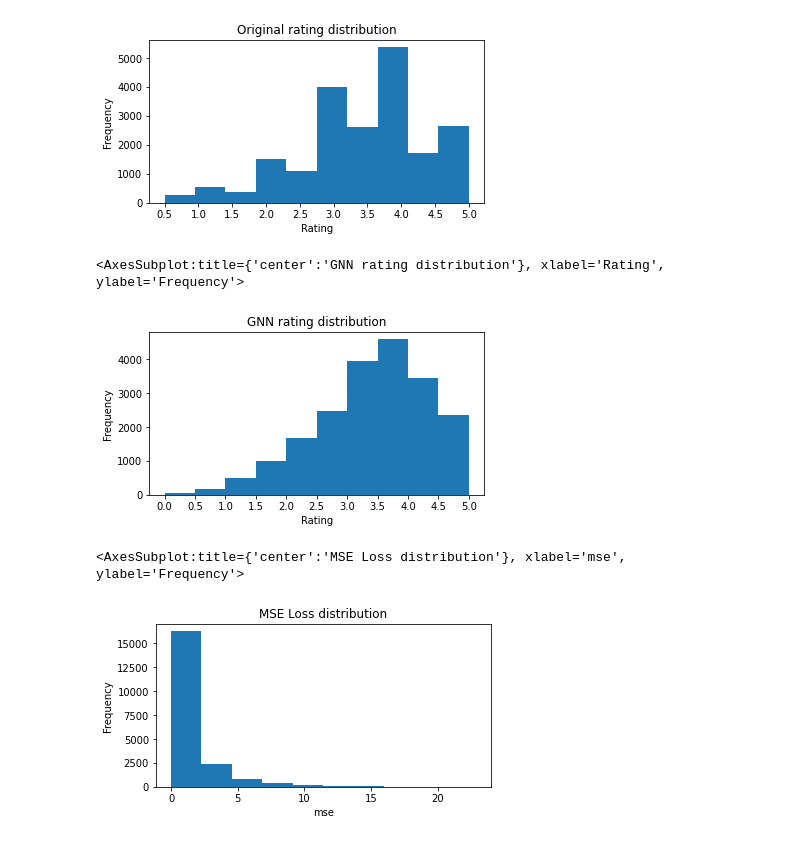
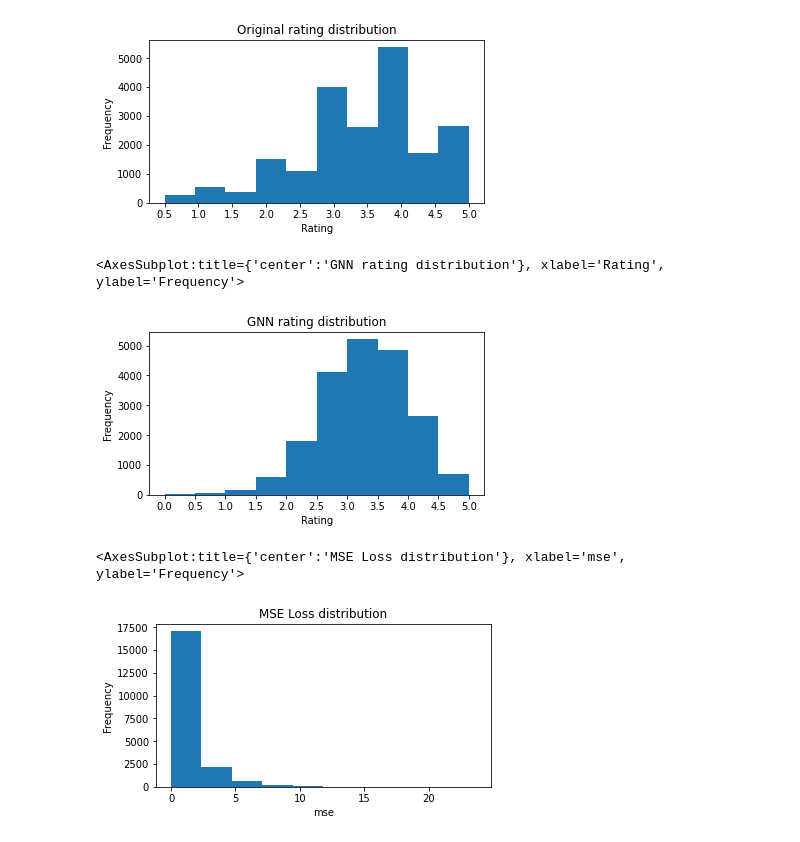
Before and after one commit to leonardtd/PyTorch-NN, a Jupyter notebook: Graph NNs/Predict Movie Ratings/Movie Rating - GNN.ipynb, the cells around one changed output. Drawn from its saved outputs; the diff is of its cells as text; code cells hidden in the pictures.

```diff
--- a/Graph NNs/Predict Movie Ratings/Movie Rating - GNN.ipynb
+++ b/Graph NNs/Predict Movie Ratings/Movie Rating - GNN.ipynb
@@ -107,7 +107,7 @@ class Model(nn.Module):
 #### Data loader
 # %%
 n_edges = g.number_of_edges()
-sampler = dgl.dataloading.MultiLayerNeighborSampler(fanouts=[-1, -1,])
+sampler = dgl.dataloading.MultiLayerNeighborSampler(fanouts=[20, 15,])
 
 dataloader = dgl.dataloading.EdgeDataLoader(
     g,
@@ -196,15 +196,12 @@ val_g = dgl.graph((torch.tensor(pd.concat([df_val.encoded_user]).tolist()),
                torch.tensor(pd.concat([df_val.encoded_movie]).tolist())))
 # %%
 n_edges = val_g.number_of_edges()
-sampler = dgl.dataloading.MultiLayerNeighborSampler(fanouts=[-1, -1])
+sampler = dgl.dataloading.MultiLayerNeighborSampler(fanouts=[20, 15])
 
 val_dataloader = dgl.dataloading.EdgeDataLoader(
     val_g,
     torch.arange(0, n_edges),
     sampler,
-    exclude='reverse_id',
-    reverse_eids=torch.cat([
-        torch.arange(n_edges // 2, n_edges), torch.arange(0, n_edges // 2)]),
     batch_size=1024,
     shuffle=False,
     drop_last=False,
@@ -252,12 +253,12 @@ df_predictions.rating.plot.hist(bins=10)
 # %%
 plt.figure(figsize=(6,3))
 plt.title('GNN rating distribution')
 plt.xlabel('Rating')
 plt.xticks(np.arange(0, 6, 0.5))
-df_predictions.prediction.plot.hist(bins=10)
+df_predictions.prediction.plot.hist()
 # %% [output]
 <AxesSubplot:title={'center':'GNN rating distribution'}, xlabel='Rating', ylabel='Frequency'>
-[figure, old version]
+[figure, new version]
 # %%
 plt.figure(figsize=(6,3))
 plt.title('MSE Loss distribution')
@@ -265,4 +266,4 @@ plt.xlabel('mse')
 df_predictions.mse_loss.plot.hist()
 # %% [output]
 <AxesSubplot:title={'center':'MSE Loss distribution'}, xlabel='mse', ylabel='Frequency'>
-[figure, old version]
+[figure, new version]
```
Also changed, not shown: parts of 2 cells of this notebook.
